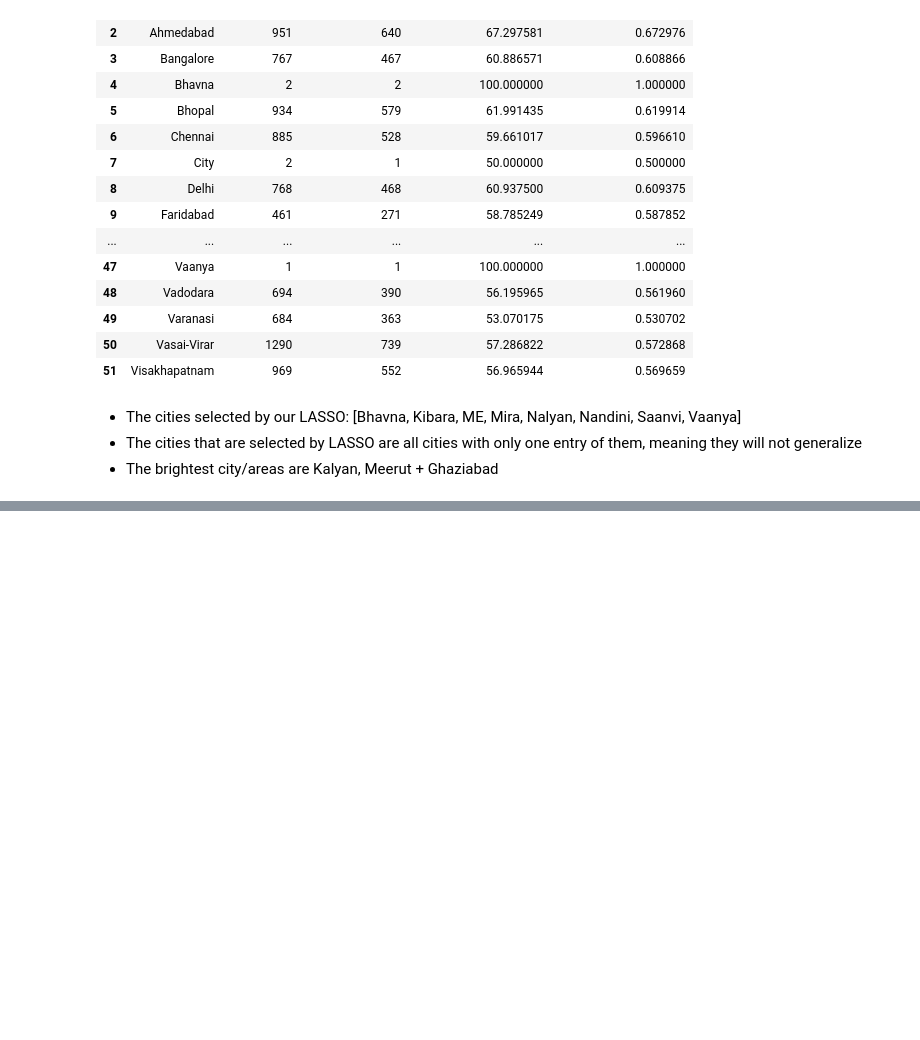
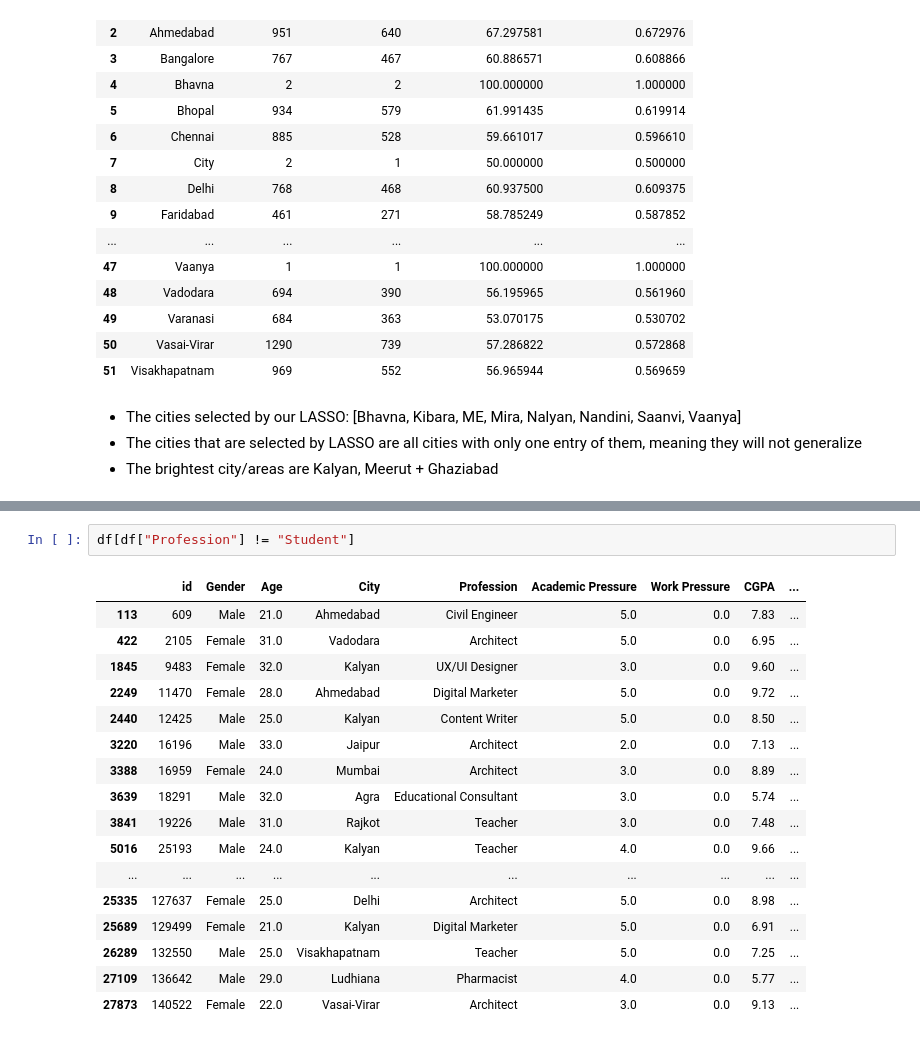
Before and after one commit to malmahasnah/capstone-team2-winter-quarter, a Jupyter notebook: Depression_Mapped.ipynb, the cells around one changed output, grey strips where cells are left out. Saved outputs shown, nothing was run; the diff lists cells and outputs as text; blank space fills up the shorter version.

```diff
--- a/Depression_Mapped.ipynb
+++ b/Depression_Mapped.ipynb
@@ -103,0 +138,20 @@ grouped
+# %%
+df[df["Profession"] != "Student"]
+# %% [output]
+|  | id | Gender | Age | City | Profession | Academic Pressure | Work Pressure | CGPA | ... |
+| 113 | 609 | Male | 21.0 | Ahmedabad | Civil Engineer | 5.0 | 0.0 | 7.83 | ... |
+| 422 | 2105 | Female | 31.0 | Vadodara | Architect | 5.0 | 0.0 | 6.95 | ... |
+| 1845 | 9483 | Female | 32.0 | Kalyan | UX/UI Designer | 3.0 | 0.0 | 9.60 | ... |
+| 2249 | 11470 | Female | 28.0 | Ahmedabad | Digital Marketer | 5.0 | 0.0 | 9.72 | ... |
+| 2440 | 12425 | Male | 25.0 | Kalyan | Content Writer | 5.0 | 0.0 | 8.50 | ... |
+| 3220 | 16196 | Male | 33.0 | Jaipur | Architect | 2.0 | 0.0 | 7.13 | ... |
+| 3388 | 16959 | Female | 24.0 | Mumbai | Architect | 3.0 | 0.0 | 8.89 | ... |
+| 3639 | 18291 | Male | 32.0 | Agra | Educational Consultant | 3.0 | 0.0 | 5.74 | ... |
+| 3841 | 19226 | Male | 31.0 | Rajkot | Teacher | 3.0 | 0.0 | 7.48 | ... |
+| 5016 | 25193 | Male | 24.0 | Kalyan | Teacher | 4.0 | 0.0 | 9.66 | ... |
+| ... | ... | ... | ... | ... | ... | ... | ... | ... | ... |
+| 25335 | 127637 | Female | 25.0 | Delhi | Architect | 5.0 | 0.0 | 8.98 | ... |
+| 25689 | 129499 | Female | 21.0 | Kalyan | Digital Marketer | 5.0 | 0.0 | 6.91 | ... |
+| 26289 | 132550 | Male | 25.0 | Visakhapatnam | Teacher | 5.0 | 0.0 | 7.25 | ... |
+| 27109 | 136642 | Male | 29.0 | Ludhiana | Pharmacist | 4.0 | 0.0 | 5.77 | ... |
+| 27873 | 140522 | Female | 22.0 | Vasai-Virar | Architect | 3.0 | 0.0 | 9.13 | ... |
```
Also changed, not shown: parts of 2 cells of this notebook, 1 other file.
